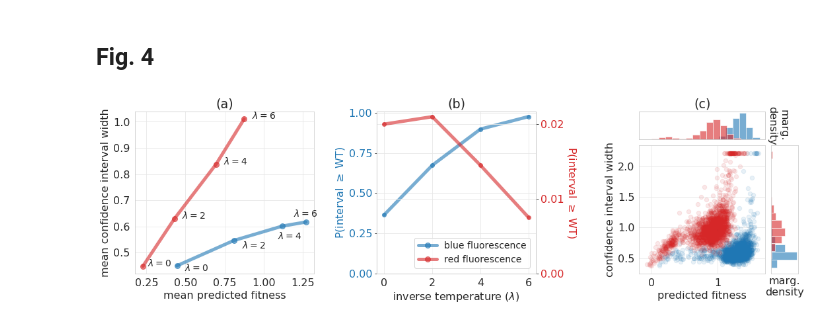
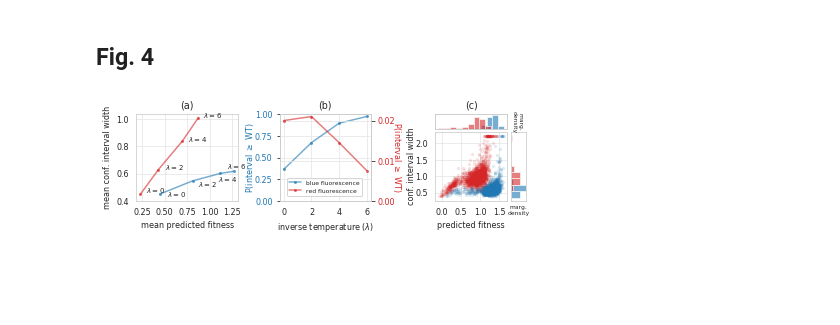
Before and after one commit to clarafy/conformal-for-design, a Jupyter notebook: notebooks/fluorescence-figures.ipynb, the cells around one changed output. Cells and saved outputs as stored; diff of their text form; code cells hidden in the pictures; blank space fills up the shorter version.

```diff
--- a/notebooks/fluorescence-figures.ipynb
+++ b/notebooks/fluorescence-figures.ipynb
@@ -21,7 +21,7 @@ import matplotlib.pyplot as plt
 import matplotlib as mpl
 import matplotlib.patches as mpatches
 import matplotlib.gridspec as gridspec
-plt.rcParams["font.size"] = 16
+plt.rcParams["font.size"] = 8
 
 import seaborn as sns
 sns.set_style('whitegrid', {'grid.color': '0.9'})
@@ -76,3 +79,6 @@ done with 384. 69.39395451545715 s
+# %%
+d = np.load('../blue-designed-fitness.npz')
+bfit_txlxs = d['bfit_txlxs']
 # %%
 # load all blue FCS and SCS results
 n_trains = [96, 192, 384]
@@ -274,3 +307,6 @@ Done with n = 384 (62.6 s)
+# %%
+d = np.load('../red-designed-fitness.npz')
+rfit_txlxs = d['rfit_txlxs']
 # %%
 # load all red FCS and SCS results
 n_trains = [96, 192, 384]
@@ -458,12 +515,20 @@ for l, lmbda in enumerate(lmbdas):
     rpred_lxs[l] = d['predtest_s']
 # %%
 save_figure = True
-fname = '../figures/fig4-redvblue.pdf'
+fname = '../figures/100422/fig4-redvblue.pdf'
+plot_ms = 2
+plot_lw = 1.5
 l_idx = 3  # which lambda to plot
 
-fig = plt.figure(figsize=(18, 4.5))
-gs1 = gridspec.GridSpec(1, 3, figure=fig, wspace=0.35)
-gs2 = gridspec.GridSpecFromSubplotSpec(1, 2, subplot_spec=gs1[1 : 3], wspace=0.65)
+# single-column width: 3.42 inches or 8.7 cm
+# double-column width: 7 inches or 17.8 cm
+# maximum height: 8.85 inches or 22.5 cm
+# small: approx 9 cm x 6 cm (3.54 x 2.36 in)
+# medium: approx 11 cm x 11 cm (4.33 in)
+# large: approx 18 cm x 22 cm (7 x 8.66 in)
+fig = plt.figure(figsize=(7, 1.6))
+gs1 = gridspec.GridSpec(1, 3, figure=fig, wspace=0.4)
+gs2 = gridspec.GridSpecFromSubplotSpec(1, 2, subplot_spec=gs1[1 : 3], wspace=0.7)
 gs3 = gridspec.GridSpecFromSubplotSpec(5, 5, subplot_spec=gs2[1])
 
 ax1 = fig.add_subplot(gs1[0])
@@ -479,68 +544,72 @@ bx = np.mean(bpred_lxs, axis=1)
 by = np.mean(blen_lxs, axis=1)
 rx = np.mean(rpred_lxs, axis=1)
 ry = np.mean(rlen_lxs, axis=1)
-ax1.plot(bx, by, '-o', c='tab:blue', linewidth=5, markersize=8, alpha=0.6, label='blue fluorescence');
-ax1.plot(rx, ry, '-o', c='tab:red', linewidth=5, markersize=8, alpha=0.6, label='red fluorescence');
+ax1.plot(bx, by, '-o', c='tab:blue', linewidth=plot_lw, markersize=plot_ms, alpha=0.6, label='blue fluorescence');
+ax1.plot(rx, ry, '-o', c='tab:red', linewidth=plot_lw, markersize=plot_ms, alpha=0.6, label='red fluorescence');
 
 ax1.set_xlabel('mean predicted fitness');
-ax1.set_ylabel('mean confidence interval width');
-ax1.legend(bbox_to_anchor=(2.23, 0.25), fontsize=14)
+ax1.set_xticks([0.25, 0.5, 0.75, 1, 1.25]);
+ax1.set_ylabel('mean conf. interval width');
+ax1.set_yticks([0.4, 0.6, 0.8, 1.0]);
+ax1.legend(bbox_to_anchor=(2.23, 0.3), fontsize=6)
 
-bxoff = [0.05, 0.05, -0.03, -0.08]
-byoff = [-0.02, -0.03, -0.05, 0.02]
-rxoff = [0.03, 0.05, 0.05, 0.05]
-ryoff = [0, 0, 0, 0]
+bxoff = [0.08, 0.06, -0.03, -0.08]
+byoff = [-0.02, -0.04, -0.06, 0.02]
+rxoff = [0.06, 0.07, 0.06, 0.05]
+ryoff = [0.01, 0, 0, 0]
 for l, lmbda in enumerate(lmbdas):
-    ax1.annotate(r'$\lambda = {}$'.format(lmbda), (bx[l] + bxoff[l], by[l] + byoff[l]), fontsize=14)
-    ax1.annotate(r'$\lambda = {}$'.format(lmbda), (rx[l] + rxoff[l], ry[l] + ryoff[l]), fontsize=14)
+    ax1.annotate(r'$\lambda = {}$'.format(lmbda), (bx[l] + bxoff[l], by[l] + byoff[l]), fontsize=7)
+    ax1.annotate(r'$\lambda = {}$'.format(lmbda), (rx[l] + rxoff[l], ry[l] + ryoff[l]), fontsize=7)
 ax1.set_title('(a)')
 
 # ===== p(lb > mkate2) =====
 
 ax3 = ax2.twinx()
-ax2.plot(lmbdas, np.mean(blb_lxs, axis=1), '-o', c='tab:blue', linewidth=5, alpha=0.6);
+ax2.plot(lmbdas, np.mean(blb_lxs, axis=1), '-o', c='tab:blue', markersize=plot_ms, linewidth=plot_lw, alpha=0.6);
 ax2.set_xlabel('inverse temperature ($\lambda$)');
-ax2.set_ylabel('P(interval $\geq$ WT)',color='tab:blue');
+ax2.set_xticks([0, 2, 4, 6]);
+ax2.set_ylabel('P(interval $\geq$ WT)',color='tab:blue', labelpad=-1);
 ax2.tick_params(axis='y', labelcolor='tab:blue')
 ax2.set_yticks([0, 0.25, 0.5, 0.75, 1]);
 ax2.set_title('(b)')
 ax2.set_zorder(-1) # so legend on ax1 shows
 
-
-ax3.plot(lmbdas, np.mean(rlb_lxs, axis=1), '-o', c='tab:red', linewidth=5, alpha=0.6);
+ax3.plot(lmbdas, np.mean(rlb_lxs, axis=1), '-o', c='tab:red', markersize=plot_ms, linewidth=plot_lw, alpha=0.6);
 ax3.set_yticks([0, 0.01, 0.02]);
-ax3.set_ylabel('P(interval $\geq$ WT)', rotation=270, labelpad=20, color='tab:red');
+ax3.set_ylabel('P(interval $\geq$ WT)', rotation=270, labelpad=7, color='tab:red');
 ax3.tick_params(axis='y', labelcolor='tab:red')
 
 
 # ===== for n = 384, lambda = 6 =====
 
-ax_joint.scatter(bpred_lxs[l_idx], blen_lxs[l_idx] , c='tab:blue', s=40, alpha=0.1);
-ax_joint.scatter(rpred_lxs[l_idx], rlen_lxs[l_idx], c='tab:red', s=40, alpha=0.1);
+ax_joint.scatter(bpred_lxs[l_idx], blen_lxs[l_idx] , c='tab:blue', s=5, alpha=0.1);
+ax_joint.scatter(rpred_lxs[l_idx], rlen_lxs[l_idx], c='tab:red', s=5, alpha=0.1);
 ax_joint.set_xlabel('predicted fitness');
-ax_joint.set_ylabel('confidence interval width');
+ax_joint.set_xticks([0, 0.5, 1, 1.5]);
+ax_joint.set_ylabel('conf. interval width', labelpad=-0.5);
+ax_joint.set_yticks([0.5, 1, 1.5, 2]);
 
-ax_marg_x.hist(bpred_lxs[l_idx], bins=15, alpha=0.6)
-ax_marg_y.hist(blen_lxs[l_idx], bins=15, alpha=0.6, orientation="horizontal");
-ax_marg_x.hist(rpred_lxs[l_idx], color='tab:red', bins=bins, alpha=0.6)
-ax_marg_y.hist(rlen_lxs[l_idx], color='tab:red', bins=bins, alpha=0.6, orientation="horizontal");
+ax_marg_x.hist(bpred_lxs[l_idx], bins=10, alpha=0.6)
+ax_marg_y.hist(blen_lxs[l_idx], bins=10, alpha=0.6, orientation="horizontal");
+ax_marg_x.hist(rpred_lxs[l_idx], color='tab:red', bins=10, alpha=0.6)
+ax_marg_y.hist(rlen_lxs[l_idx], color='tab:red', bins=10, alpha=0.6, orientation="horizontal");
 ax_marg_x.grid(False)
 ax_marg_y.grid(False)
 tmp = ax_marg_x.twinx()
 ax_marg_x.set_yticks([])
-ax_marg_y.set_xlabel('marg.\ndensity')
-tmp.set_ylabel('marg.\ndensity', rotation=270, labelpad=35)
+ax_marg_y.set_xlabel('marg.\ndensity', fontsize=6)
+tmp.set_ylabel('marg.\ndensity', fontsize=6, rotation=270, labelpad=15)
 tmp.grid(False)
 tmp.set_yticks([]);
 ax_marg_x.yaxis.set_label_coords(0, 0.7)
 ax_marg_x.set_title('(c)')
 
 
 plt.setp(ax_marg_x.get_xticklabels(), visible=False);
 plt.setp(ax_marg_y.get_yticklabels(), visible=False);
 plt.setp(ax_marg_x.get_yticklabels(), visible=False);
 plt.setp(ax_marg_y.get_xticklabels(), visible=False);
 
 plt.savefig(fname, dpi=300, bbox_inches='tight')
 # %% [output]
-[figure, old version]
+[figure, new version]
```
Also changed, not shown: parts of 6 cells of this notebook, 1 other file.
